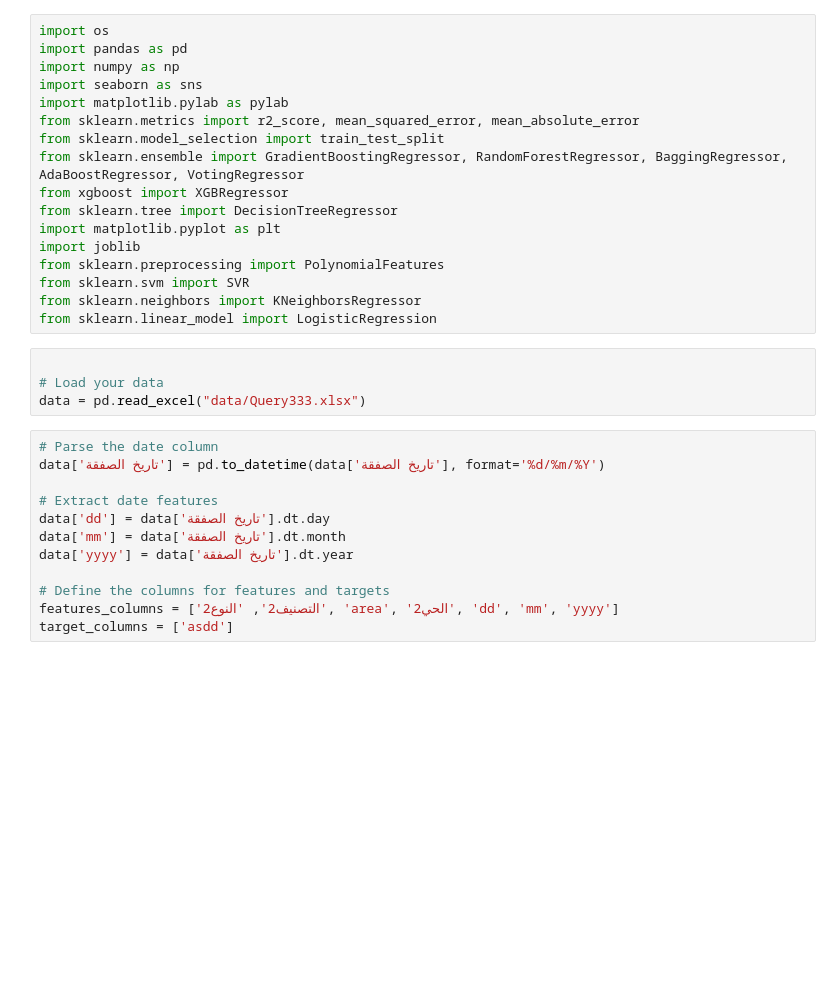
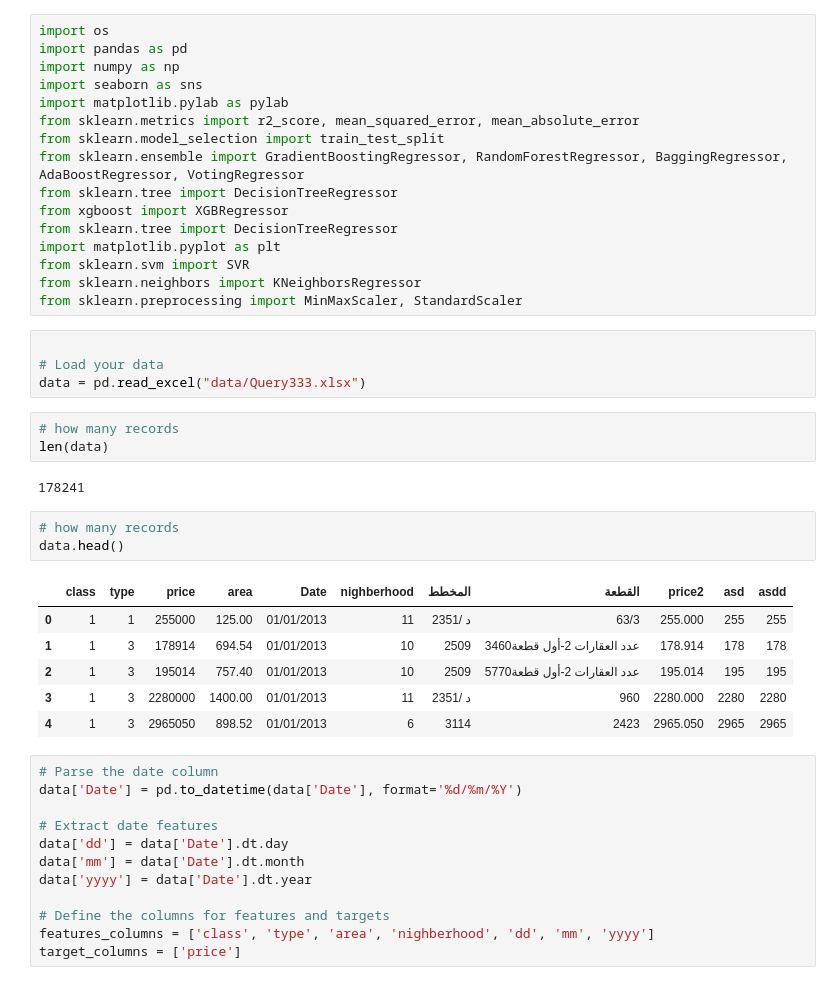
Before and after one commit to stealthblack7/Real-Estimate-GP2-M1-group, a Jupyter notebook: ai6-2-last.ipynb, the cells around one changed output. Cells and saved outputs as stored; diff of their text form; blank space fills up the shorter version.

```diff
--- a/ai6-2-last.ipynb
+++ b/ai6-2-last.ipynb
@@ -7,30 +7,44 @@ import matplotlib.pylab as pylab
 from sklearn.metrics import r2_score, mean_squared_error, mean_absolute_error
 from sklearn.model_selection import train_test_split
 from sklearn.ensemble import GradientBoostingRegressor, RandomForestRegressor, BaggingRegressor, AdaBoostRegressor, VotingRegressor
+from sklearn.tree import DecisionTreeRegressor
 from xgboost import XGBRegressor
 from sklearn.tree import DecisionTreeRegressor
 import matplotlib.pyplot as plt
-import joblib
-from sklearn.preprocessing import PolynomialFeatures
 from sklearn.svm import SVR
 from sklearn.neighbors import KNeighborsRegressor
-from sklearn.linear_model import LogisticRegression
+from sklearn.preprocessing import MinMaxScaler, StandardScaler
 # %%
 
 # Load your data
 data = pd.read_excel("data/Query333.xlsx")
+# %%
+# how many records
+len(data)
+# %% [output]
+178241
+# %%
+# how many records
+data.head()
+# %% [output]
+|  | class | type | price | area | Date | nighberhood | المخطط | القطعة | price2 | asd | asdd |
+| 0 | 1 | 1 | 255000 | 125.00 | 01/01/2013 | 11 | 2351/ د | 63/3 | 255.000 | 255 | 255 |
+| 1 | 1 | 3 | 178914 | 694.54 | 01/01/2013 | 10 | 2509 | عدد العقارات 2-أول قطعة3460 | 178.914 | 178 | 178 |
+| 2 | 1 | 3 | 195014 | 757.40 | 01/01/2013 | 10 | 2509 | عدد العقارات 2-أول قطعة5770 | 195.014 | 195 | 195 |
+| 3 | 1 | 3 | 2280000 | 1400.00 | 01/01/2013 | 11 | 2351/ د | 960 | 2280.000 | 2280 | 2280 |
+| 4 | 1 | 3 | 2965050 | 898.52 | 01/01/2013 | 6 | 3114 | 2423 | 2965.050 | 2965 | 2965 |
 # %%
 # Parse the date column
-data['تاريخ الصفقة'] = pd.to_datetime(data['تاريخ الصفقة'], format='%d/%m/%Y')
+data['Date'] = pd.to_datetime(data['Date'], format='%d/%m/%Y')
 
 # Extract date features
-data['dd'] = data['تاريخ الصفقة'].dt.day
-data['mm'] = data['تاريخ الصفقة'].dt.month
-data['yyyy'] = data['تاريخ الصفقة'].dt.year
+data['dd'] = data['Date'].dt.day
+data['mm'] = data['Date'].dt.month
+data['yyyy'] = data['Date'].dt.year
 
 # Define the columns for features and targets
-features_columns = ['التصنيف2', 'النوع2', 'area', 'الحي2', 'dd', 'mm', 'yyyy']
-target_columns = ['asdd']
+features_columns = ['class', 'type', 'area', 'nighberhood', 'dd', 'mm', 'yyyy']
+target_columns = ['price']
 # %%
 fig = plt.figure(figsize=(9, 8))
 rcParams = {'xtick.labelsize': '14',
```
Also changed, not shown: parts of 9 cells of this notebook, 1 other file.
